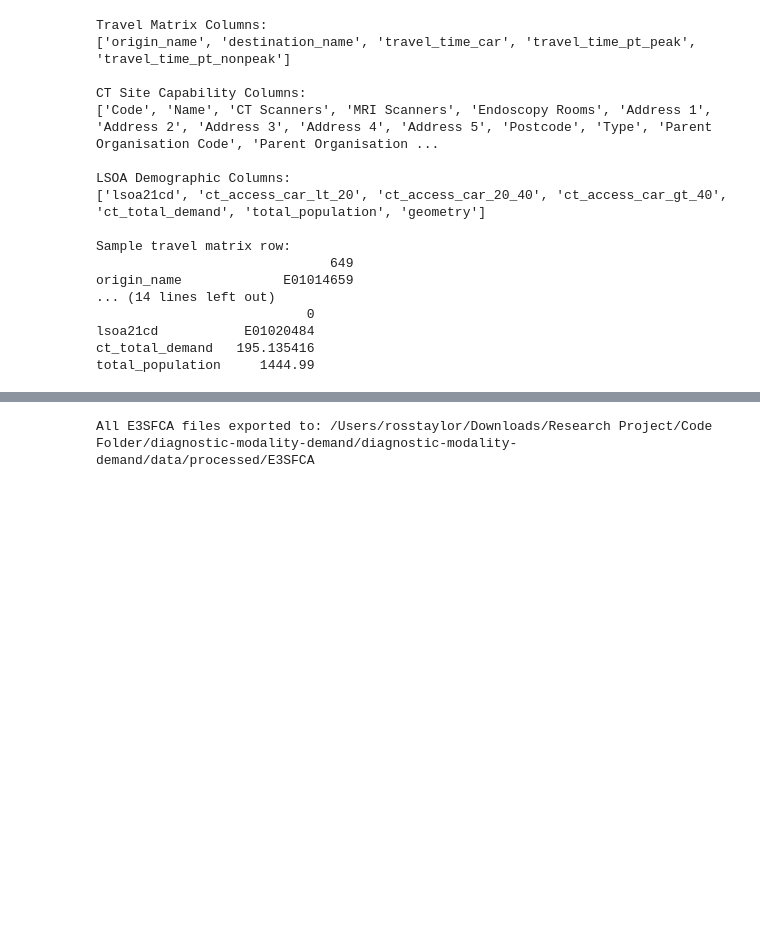
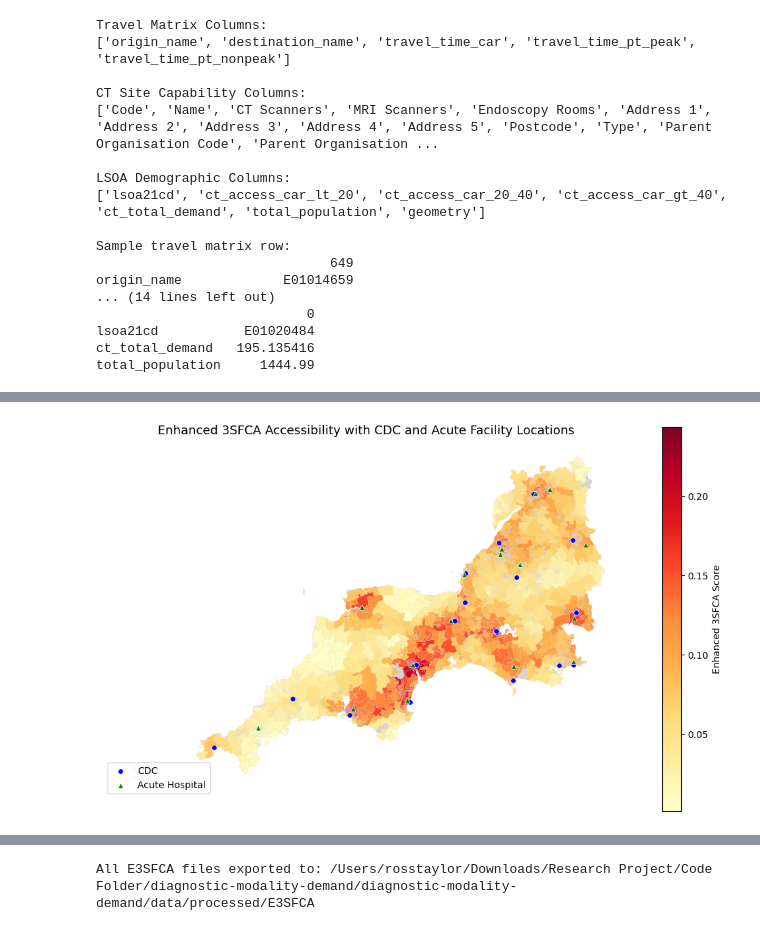
Before and after one commit to RossTylr/diagnostic-modality-demand, a Jupyter notebook: notebooks/05a_Enhanced_3-Step_Floating_Catchment_Area.ipynb, the cells around one changed output, grey strips where cells are left out. Saved outputs shown, nothing was run; the diff lists cells and outputs as text; code cells hidden in the pictures; blank space fills up the shorter version.

```diff
--- a/notebooks/05a_Enhanced_3-Step_Floating_Catchment_Area.ipynb
+++ b/notebooks/05a_Enhanced_3-Step_Floating_Catchment_Area.ipynb
@@ -338,2 +342,84 @@ max            0.000277
+# %%
+# ----------------------------------------------------------
+# Step 8 – Visualise Enhanced 3SFCA Accessibility + Facility Locations
+# ----------------------------------------------------------
+
+# 8.1 – Load and clean
+cdc_df = pd.read_csv(cdc_path)
+acute_df = pd.read_csv(acute_path)
+
+# Rename column to standard name for compatibility
+cdc_df.rename(columns={"CT Scanners": "scanner_count"}, inplace=True)
+acute_df.rename(columns={"CT Scanners": "scanner_count"}, inplace=True)
+
+# Filter for valid, active facilities
+cdc_df_filtered = cdc_df[(cdc_df["scanner_count"] > 0) & (cdc_df["lsoa21cd"].notna())].copy()
+acute_df_filtered = acute_df[(acute_df["scanner_count"] > 0) & (acute_df["lsoa21cd"].notna())].copy()
+
+cdc_df_filtered["site_type"] = "CDC"
+acute_df_filtered["site_type"] = "Acute"
+
+# Combine into single facility dataframe
+facilities_df = pd.concat([cdc_df_filtered, acute_df_filtered], ignore_index=True).drop_duplicates(subset=["lsoa21cd"])
+
+# Merge with LSOA geometry and convert to GeoDataFrame
+facilities_gdf = facilities_df.merge(
+    gdf_lsoa[["lsoa21cd", "geometry"]],
+    on="lsoa21cd",
+    how="left"
+)
+facilities_gdf = gpd.GeoDataFrame(facilities_gdf, geometry="geometry", crs=gdf_lsoa.crs)
+facilities_gdf["geometry"] = facilities_gdf["geometry"].centroid  # use centroid of LSOA
+
+# Split by type
+cdc_gdf = facilities_gdf[facilities_gdf["site_type"] == "CDC"]
+acute_gdf = facilities_gdf[facilities_gdf["site_type"] == "Acute"]
+
+# 8.2 – Plot
+fig, ax = plt.subplots(figsize=(10, 6))
+
+# Plot 3SFCA accessibility choropleth
+gdf_lsoa.plot(
+    column="enhanced_3sfca_score",
+    cmap="YlOrRd",
+    linewidth=0.1,
+    edgecolor="lightgrey",
+    legend=True,
+    legend_kwds={"label": "Enhanced 3SFCA Score"},
+    ax=ax,
+    missing_kwds={"color": "lightgrey"}
+)
+
+# Overlay CDCs (blue circles)
+cdc_gdf.plot(
+    ax=ax,
+    color="blue",
+    markersize=30,
+    label="CDC",
+    marker="o",
+    edgecolor="white",
+    linewidth=0.5
+)
+
+# Overlay Acute hospitals (green triangles)
+acute_gdf.plot(
+    ax=ax,
+    color="green",
+    markersize=30,
+    label="Acute Hospital",
+    marker="^",
+    edgecolor="white",
+    linewidth=0.5
+)
+
+# Final formatting
+ax.set_title("Enhanced 3SFCA Accessibility with CDC and Acute Facility Locations", fontsize=13)
+ax.axis("off")
+ax.legend(loc="lower left", frameon=True)
+plt.tight_layout()
+plt.savefig("enhanced_3sfca_with_facility_overlay.png", dpi=300, bbox_inches="tight")
+plt.show()
+# %% [output]
+[figure, added]
 # %%
 # ----------------------------------------------------------
```
Also changed, not shown: parts of 7 cells of this notebook, 3 other files.
